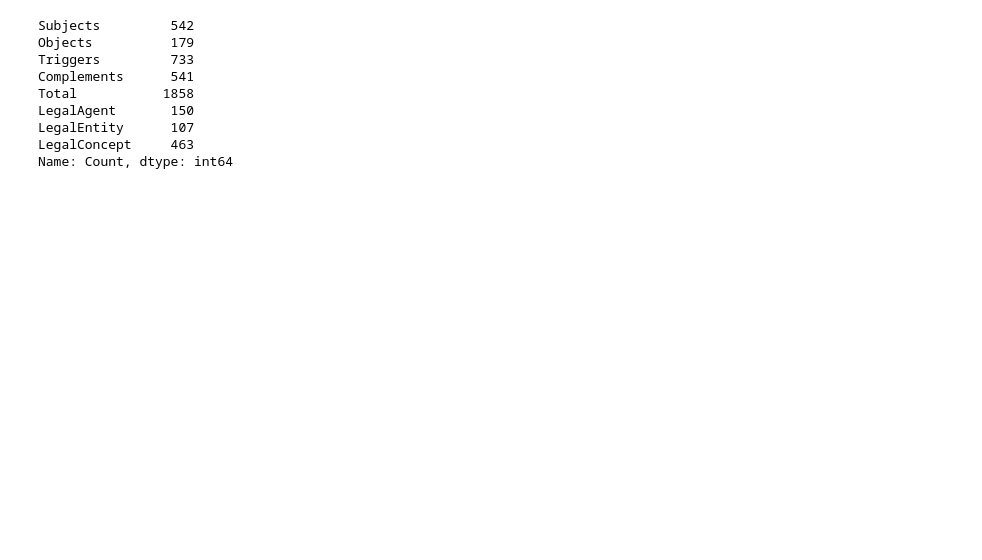
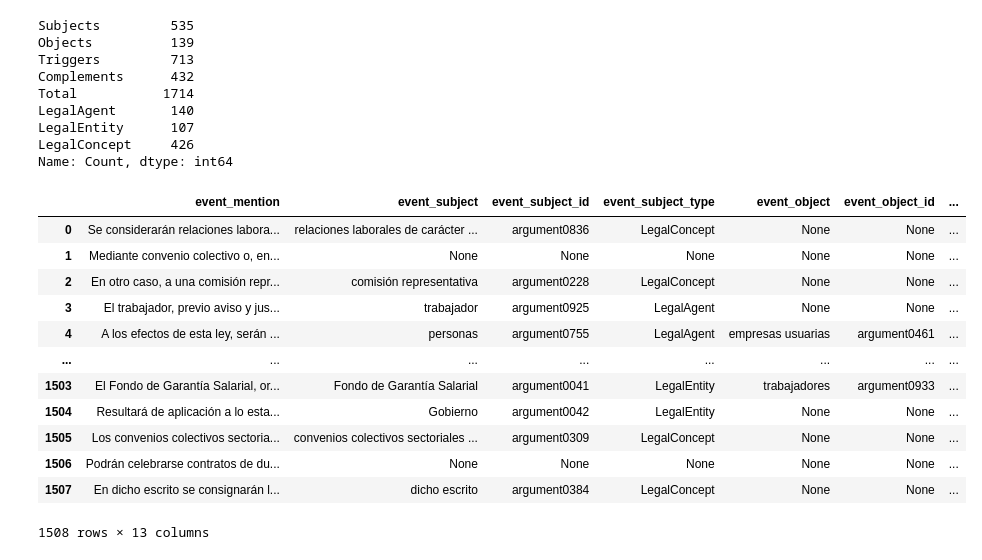
Before and after one commit to gabyarte/event-extraction-small-corpus, a Jupyter notebook: notebooks/04_procesess_statutes.ipynb, the cells around one changed output. Drawn from its saved outputs; the diff is of its cells as text; code cells hidden in the pictures; blank space fills up the shorter version.

```diff
--- a/notebooks/04_procesess_statutes.ipynb
+++ b/notebooks/04_procesess_statutes.ipynb
@@ -19,3 +17,5 @@ with open(STAGE_DIR / '01_sentences.txt') as file:
+# %%
+sentences = list(pd.read_csv(ANALYSIS_DIR / 'statutes-process' / 'statute-sentences.csv')['sentence_text'].values)
 # %%
 len(sentences)
 # %% [output]
@@ -55,8 +55,8 @@ system = EXAMPLES_TEMPLATE % {
     'relation_type': '\n\n'.join(examples_select['relation-type']),
 }
 # %%
-offset = 71
-for i, prompt in enumerate(prompts[71:]):
+offset = 0
+for i, prompt in enumerate(prompts[offset:]):
     try:
         responses[i + offset] = get_completion(system + '\n' + prompt)
     except:
@@ -198,12 +196,12 @@ for r in responses_json:
 # %%
 summary
 # %% [output]
-Subjects         542
-Objects          179
-Triggers         733
-Complements      541
-Total           1858
-LegalAgent       150
+Subjects         535
+Objects          139
+Triggers         713
+Complements      432
+Total           1714
+LegalAgent       140
 LegalEntity      107
-LegalConcept     463
+LegalConcept     426
 Name: Count, dtype: int64
@@ -209,0 +274,43 @@ Name: Count, dtype: int64
+# %%
+for response_sentence in responses_json:
+    zipped_entities = entities_zip(response_sentence)
+    for subj, obj, comp, trig in zipped_entities:
+        event_extraction_dict['event_mention'] += [response_sentence['text']]
+        event_extraction_dict['event_subject'] += [subj]
+        event_extraction_dict['event_object'] += [obj]
+        event_extraction_dict['event_complement'] += [comp]
+        event_extraction_dict['event_trigger'] += [trig]
+
+        event_extraction_dict['event_subject_type'] += [response_sentence['subjectLabel'] if response_sentence['subjectLabel'] else None]
+        event_extraction_dict['event_object_type'] += [response_sentence['objectLabel'] if response_sentence['objectLabel'] else None]
+
+        event_extraction_dict['event_subject_id'] += [f'argument{str(entities_id["noTriggers"].index(subj)).zfill(4)}' if subj else None]
+        event_extraction_dict['event_object_id'] += [f'argument{str(entities_id["noTriggers"].index(obj)).zfill(4)}' if obj else None]
+        event_extraction_dict['event_complement_id'] += [f'argument{str(entities_id["noTriggers"].index(comp)).zfill(4)}' if comp else None]
+        event_extraction_dict['event_trigger_id'] += [f'trigger{str(entities_id["Triggers"].index(trig)).zfill(4)}' if trig else None]
+
+        event_extraction_dict['relation_type'] += [response_sentence['relationType']]
+
+        if response_sentence['relationType'].lower() != 'norelation':
+            event_extraction_dict['relation_id'] += \
+                [f'{response_sentence["relationType"].lower()}{str(counters[response_sentence["relationType"]]).zfill(4)}']
+        else:
+            event_extraction_dict['relation_id'] += [None]
+# %%
+event_extraction_df = pd.DataFrame(event_extraction_dict)
+# %%
+event_extraction_df
+# %% [output]
+|  | event_mention | event_subject | event_subject_id | event_subject_type | event_object | event_object_id | ... |
+| 0 | Se considerarán relaciones labora... | relaciones laborales de carácter ... | argument0836 | LegalConcept | None | None | ... |
+| 1 | Mediante convenio colectivo o, en... | None | None | None | None | None | ... |
+| 2 | En otro caso, a una comisión repr... | comisión representativa | argument0228 | LegalConcept | None | None | ... |
+| 3 | El trabajador, previo aviso y jus... | trabajador | argument0925 | LegalAgent | None | None | ... |
+| 4 | A los efectos de esta ley, serán ... | personas | argument0755 | LegalAgent | empresas usuarias | argument0461 | ... |
+| ... | ... | ... | ... | ... | ... | ... | ... |
+| 1503 | El Fondo de Garantía Salarial, or... | Fondo de Garantía Salarial | argument0041 | LegalEntity | trabajadores | argument0933 | ... |
+| 1504 | Resultará de aplicación a lo esta... | Gobierno | argument0042 | LegalEntity | None | None | ... |
+| 1505 | Los convenios colectivos sectoria... | convenios colectivos sectoriales ... | argument0309 | LegalConcept | None | None | ... |
+| 1506 | Podrán celebrarse contratos de du... | None | None | None | None | None | ... |
+| 1507 | En dicho escrito se consignarán l... | dicho escrito | argument0384 | LegalConcept | None | None | ... |
+1508 rows × 13 columns
```
Also changed, not shown: parts of 13 cells of this notebook, 2 other files.
